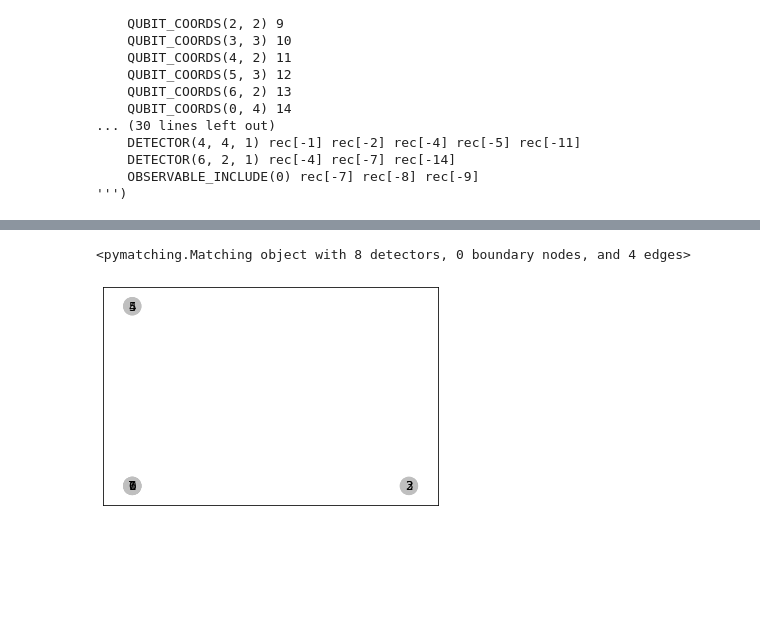
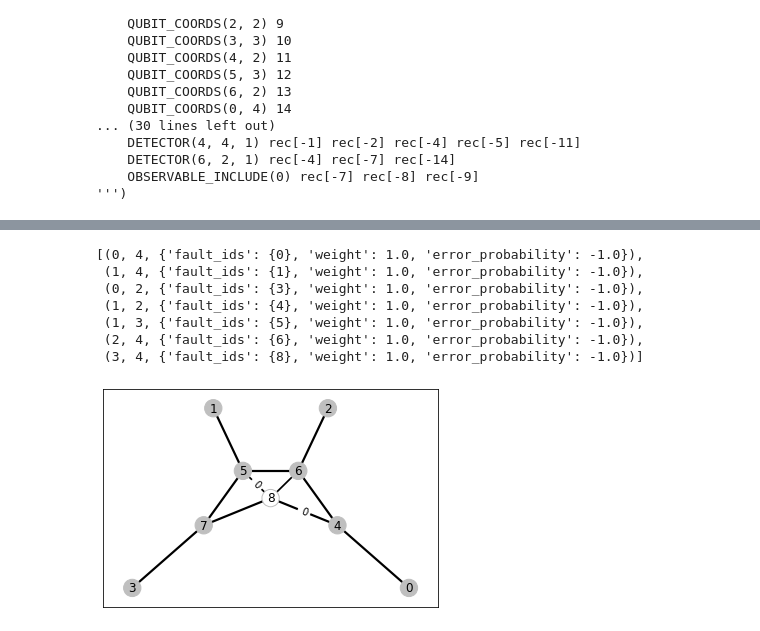
Before and after one commit to acatspirit/correlated_error_biased_noise, a Jupyter notebook: surface_code_circuit_scratch.ipynb, the cells around one changed output, grey strips where cells are left out. Drawn from its saved outputs; the diff is of its cells as text; code cells hidden in the pictures; blank space fills up the shorter version.

```diff
--- a/surface_code_circuit_scratch.ipynb
+++ b/surface_code_circuit_scratch.ipynb
@@ -216,14 +155,12 @@ def convert_sparse_to_d(sparse_mat):
             d[plaq] = [cols[i]]
         else:
             d[plaq] += [cols[i]]
+    sorted_d = dict(sorted(zip(d.keys(),d.values())))
+    return sorted_d
 
-    for plaq in d:
-        first_half = d[plaq][0:len(d[plaq])//2]
-        second_half = d[plaq][len(d[plaq])//2:]
+d_z = convert_sparse_to_d(H_z)
+print(d_z)
 
-        if len(d[plaq]) == 4:
-            d[plaq] = list(np.append(np.sort(first_half)[::-1], np.sort(second_half)[::-1]))
-        else:
-            d[plaq] = list(np.append(np.sort(second_half)[::-1], np.sort(first_half)[::-1]))
-    return d
+d_x = convert_sparse_to_d(H_x)
+print(d_x)
 # %% [output]
@@ -230,0 +169,15 @@ def convert_sparse_to_d(sparse_mat):
+# %%
+def qubit_to_plaq_d(H):
+    rows, cols, values = sparse.find(H)
+    d = {}
+    for i in range(len(cols)):
+        q = cols[i]
+        plaq = rows[i]
+
+        if q not in d:
+            d[q] = [plaq]
+        else:
+            d[q] += [plaq]
+    return d
+d = qubit_to_plaq_d(H_x)
+print(d)
@@ -244,11 +352,12 @@ def make_circuit_string_from_parity(H_x):
 # %%
 d = 3
 l = 2
+num_shots = 10000
 
 compass_code = cc.CompassCode(d=d, l=l)
 H_x, H_z = compass_code.H['X'], compass_code.H['Z']
 log_x, log_z = compass_code.logicals['X'], compass_code.logicals['Z']
 
-my_c = make_circuit_from_parity_mat(H_x, H_z)
+my_c = make_circuit_from_parity(H_x,H_z,0.05, "Z")
 print(repr(my_c))
 # %% [output]
@@ -272,9 +386,15 @@ print(repr(my_c))
+# %%
+matching_p.edges()
+# %% [output]
+[(0, 4, {'fault_ids': {0}, 'weight': 1.0, 'error_probability': -1.0}),
+ (1, 4, {'fault_ids': {1}, 'weight': 1.0, 'error_probability': -1.0}),
+ (0, 2, {'fault_ids': {3}, 'weight': 1.0, 'error_probability': -1.0}),
+ (1, 2, {'fault_ids': {4}, 'weight': 1.0, 'error_probability': -1.0}),
+ (1, 3, {'fault_ids': {5}, 'weight': 1.0, 'error_probability': -1.0}),
+ (2, 4, {'fault_ids': {6}, 'weight': 1.0, 'error_probability': -1.0}),
+ (3, 4, {'fault_ids': {8}, 'weight': 1.0, 'error_probability': -1.0})]
 # %%
 matching_my_c = Matching.from_stim_circuit(my_c)
 matching_my_c.draw()
-print(matching_my_c)
-
-matching_from_p = Matching.from_check_matrix(H_x)
 # %% [output]
-<pymatching.Matching object with 8 detectors, 0 boundary nodes, and 4 edges>
-[figure, old version]
+[figure, new version]
```
Also changed, not shown: parts of 22 cells of this notebook, 20 other files.
